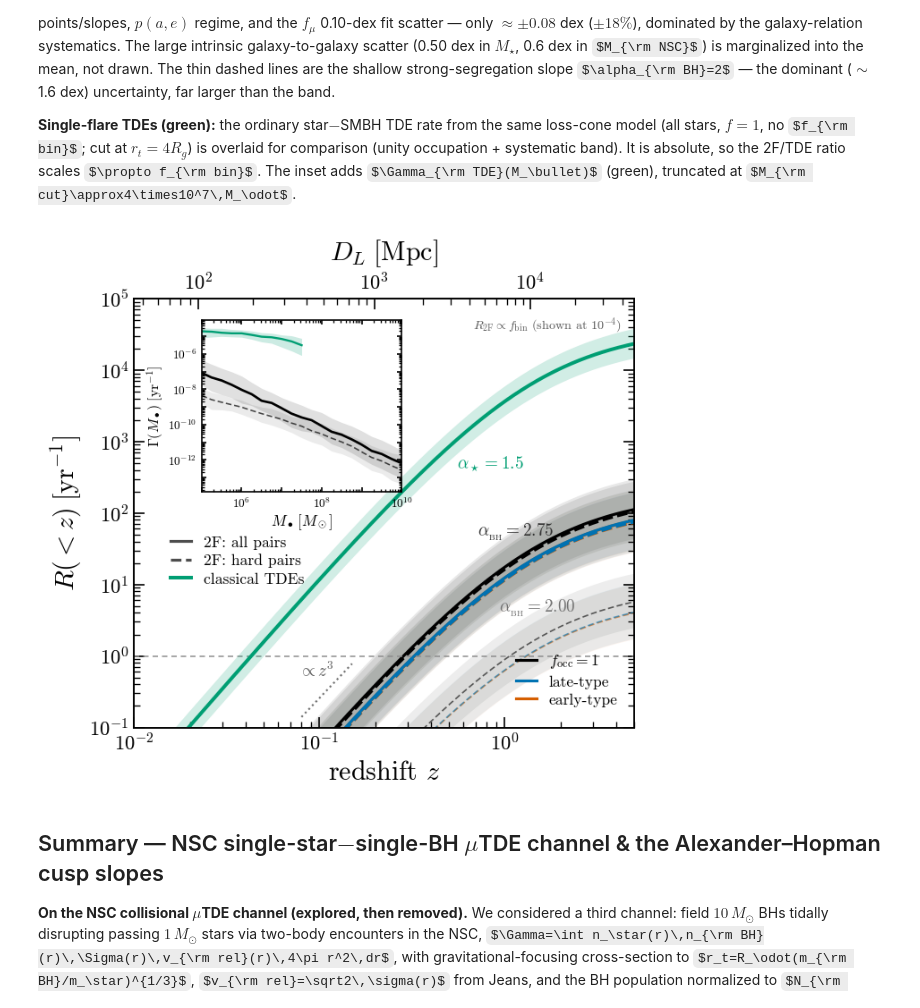
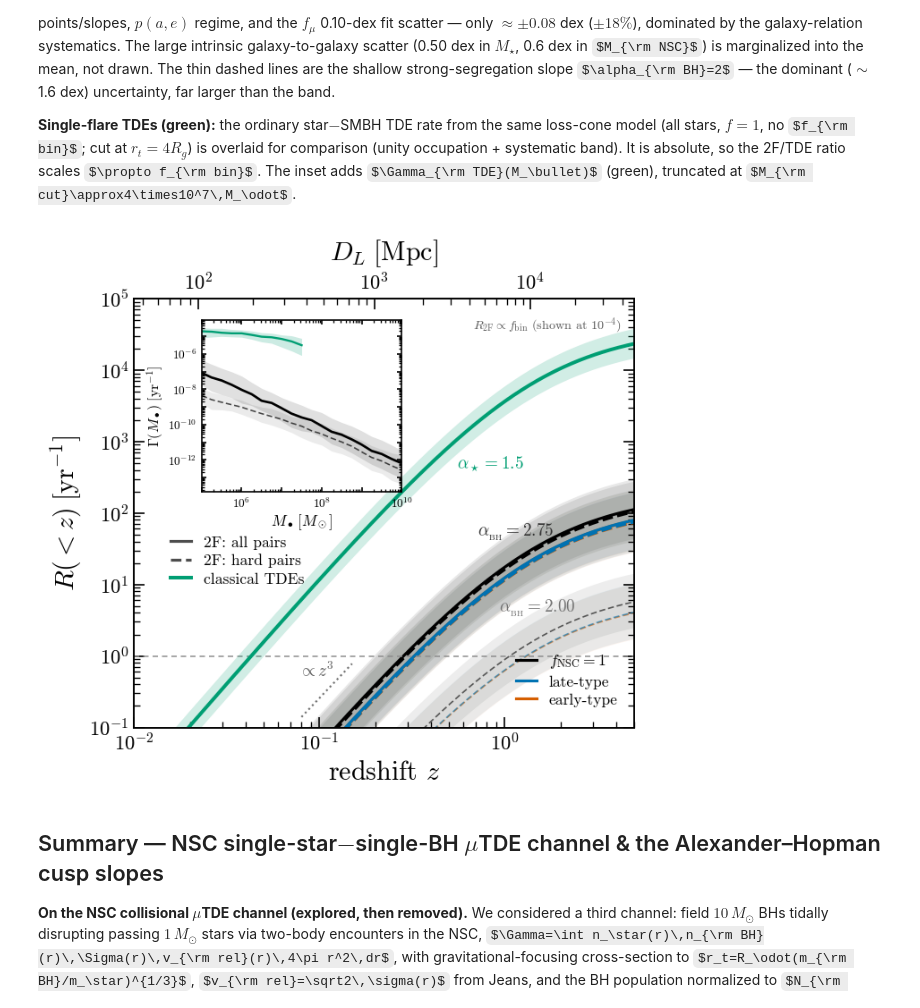
Before and after one commit to Kkritos/smbh-binary, a Jupyter notebook: analysis/bhstar_mutde/notebooks/mutde_losscone.ipynb, the cells around one changed output. Saved outputs shown, nothing was run; the diff lists cells and outputs as text; code cells hidden in the pictures; some formulas as TeX source.

```diff
--- a/analysis/bhstar_mutde/notebooks/mutde_losscone.ipynb
+++ b/analysis/bhstar_mutde/notebooks/mutde_losscone.ipynb
@@ -585,35 +585,35 @@ ax.axhline(1.0,color="0.55",lw=0.9,ls=(0,(4,3)))
 DL2z=lambda dl:np.interp(dl,DL,z); secax=ax.twiny(); secax.set_xscale("log"); secax.set_xlim(ax.get_xlim())
 DLmin,DLmax=np.interp(XMIN,z,DL),DL.max(); maj=[v for v in [1,10,100,1e3,1e4] if DLmin<=v<=DLmax]
 minr=[mm*10.0**kk for kk in range(0,5) for mm in range(2,10)]; minr=[v for v in minr if DLmin<=v<=DLmax]
 secax.xaxis.set_major_locator(FixedLocator([DL2z(v) for v in maj])); secax.xaxis.set_major_formatter(FixedFormatter([rf"$10^{{{int(round(np.log10(v)))}}}$" for v in maj]))
 secax.xaxis.set_minor_locator(FixedLocator([DL2z(v) for v in minr])); secax.xaxis.set_minor_formatter(NullFormatter())
 secax.tick_params(direction="in",which="both",top=True); secax.set_xlabel(r"$D_L\;[{\rm Mpc}]$",fontsize=18,labelpad=8)
 # legends: linestyle key upper-right, colour key lower-right
 col_h=[Line2D([],[],color=COL["unity"],lw=1.9),Line2D([],[],color=COL["late"],lw=1.9),Line2D([],[],color=COL["early"],lw=1.9)]
 ls_h=[Line2D([],[],color="0.3",lw=1.9,ls="-"),Line2D([],[],color="0.3",lw=1.9,ls="--"),Line2D([],[],color="#009E73",lw=2.4,ls="-")]
 leg1=ax.legend(ls_h,["2F: all pairs","2F: hard pairs","classical TDEs"],frameon=False,loc="upper left",bbox_to_anchor=(0.045,0.48),handlelength=1.3,labelspacing=0.28,fontsize=10.5); ax.add_artist(leg1)
-ax.legend(col_h,[r"$f_{\rm occ}=1$","late-type","early-type"],frameon=False,loc="lower right",bbox_to_anchor=(0.995,0.015),handlelength=1.3,labelspacing=0.28,fontsize=10.5)
+ax.legend(col_h,[r"$f_{\rm NSC}=1$","late-type","early-type"],frameon=False,loc="lower right",bbox_to_anchor=(0.995,0.015),handlelength=1.3,labelspacing=0.28,fontsize=10.5)
 # inset: Gamma_2F(M) in the upper-left
 axi=ax.inset_axes([0.135,0.55,0.40,0.40])
 axi.set_zorder(12); axi.patch.set_facecolor("white"); axi.patch.set_alpha(1.0)
 for abh,_lw,_ls,_al,_ba in [(2.75,1.6,"-",1.0,0.12),(2.00,0.95,(0,(4,2)),0.70,0.08)]:
     lo,med,hi=GM[abh]
     axi.fill_between(Mgrid,lo,hi,color=COL["unity"],alpha=_ba,lw=0)
     axi.plot(Mgrid,med,color=COL["unity"],lw=_lw,ls=_ls,alpha=_al)
 _loT,_mdT,_hiT=GTDE_M; _mT=_mdT>0
 axi.fill_between(Mgrid[_mT],_loT[_mT],_hiT[_mT],color="#009E73",alpha=0.20,lw=0)
 axi.plot(Mgrid[_mT],_mdT[_mT],color="#009E73",lw=1.4)
 axi.set_xscale("log"); axi.set_yscale("log"); axi.set_xlim(1e5,1e10)
 axi.xaxis.set_major_locator(LogLocator(base=10,numticks=20)); axi.xaxis.set_major_formatter(plt.FuncFormatter(lambda x,_:(rf"$10^{{{int(round(np.log10(x)))}}}$" if x>0 and int(round(np.log10(x)))%2==0 else "")))
 axi.yaxis.set_major_locator(LogLocator(base=10,numticks=20)); axi.yaxis.set_major_formatter(plt.FuncFormatter(lambda y,_:(rf"$10^{{{int(round(np.log10(y)))}}}$" if y>0 and int(round(np.log10(y)))%2==0 else "")))
 axi.xaxis.set_minor_locator(LogLocator(base=10,subs=np.arange(2,10),numticks=100)); axi.xaxis.set_minor_formatter(NullFormatter())
 axi.yaxis.set_minor_locator(LogLocator(base=10,subs=np.arange(2,10),numticks=100)); axi.yaxis.set_minor_formatter(NullFormatter())
 axi.tick_params(which="both",direction="in",labelsize=8,length=3); axi.tick_params(which="minor",length=1.7)
 axi.set_xlabel(r"$M_\bullet\,[M_\odot]$",fontsize=10,labelpad=1.5); axi.set_ylabel(r"$\Gamma(M_\bullet)\;[{\rm yr^{-1}}]$",fontsize=9.5,labelpad=1.5)
 fig.subplots_adjust(left=0.30,right=0.965,top=0.86,bottom=0.12)
 fig.savefig("horizon_inset.png",bbox_inches="tight"); fig.savefig("horizon_inset.pdf",bbox_inches="tight"); plt.show()
 # %% [output]
-[figure, old version]
+[figure, new version]
 # %% [markdown]
 ## Summary — NSC single-star$-$single-BH $\mu$TDE channel & the Alexander–Hopman cusp slopes
 
```
Also changed, not shown: parts of 1 cell of this notebook, 5 other files.
